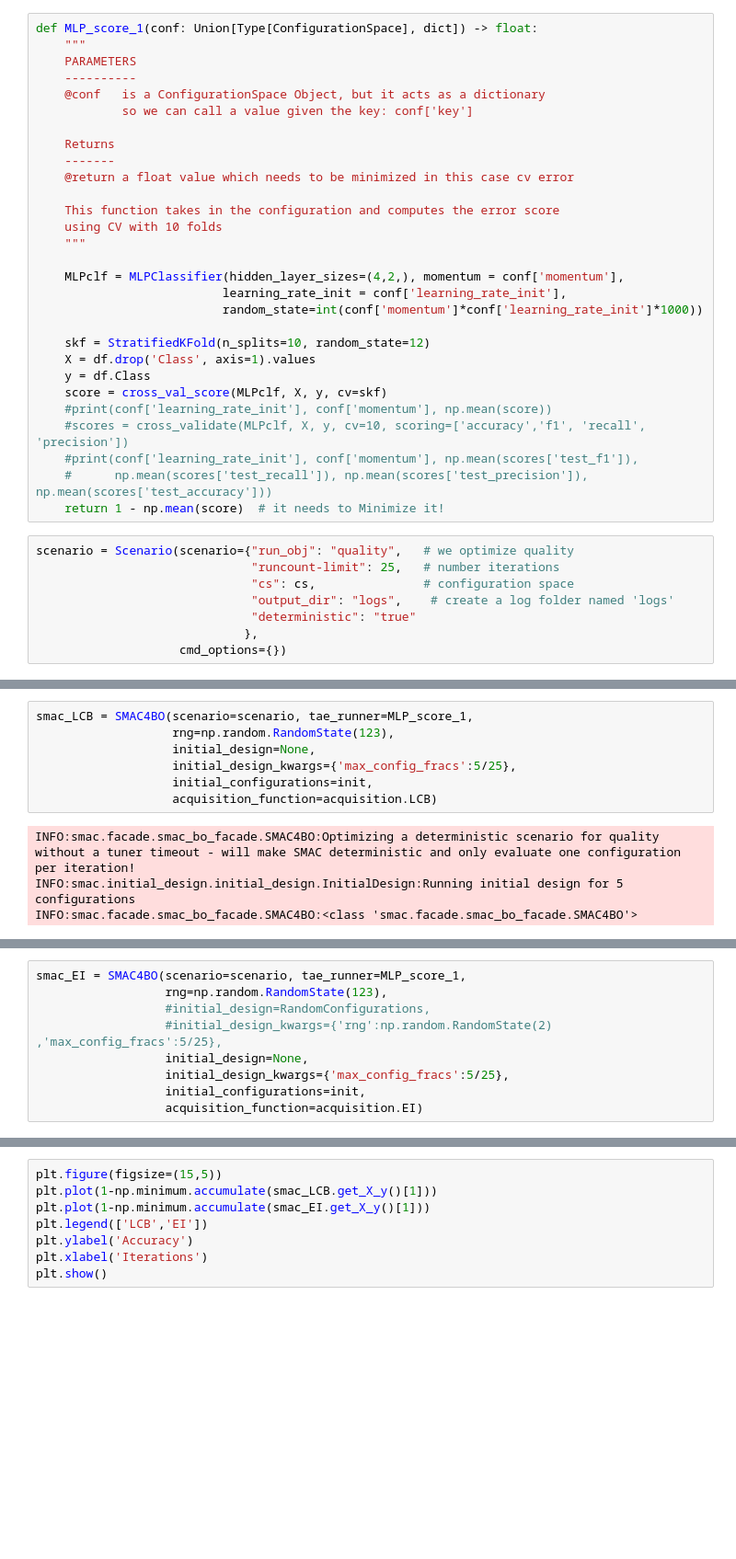
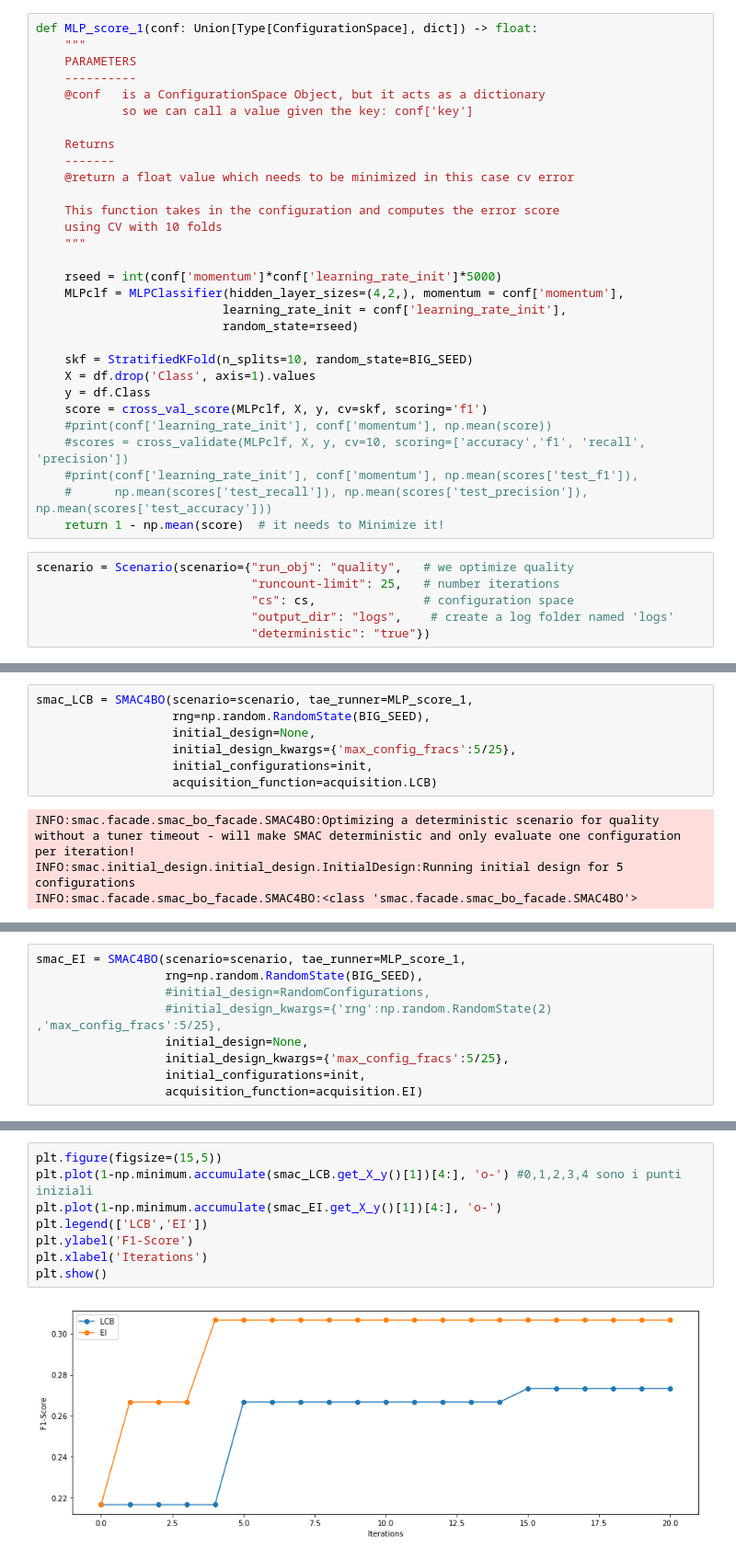
Before and after one commit to pkasela/SecondYear-Assignments, a Jupyter notebook: AML/Assignment5/Assignment5.ipynb, the cells around one changed output, grey strips where cells are left out. Shown: that part at 92% size. Drawn from its saved outputs; the diff is of its cells as text; blank space fills up the shorter version.

Commit message:
cmpletd 1stpoint (just need to do Grid and Random)

```diff
--- a/AML/Assignment5/Assignment5.ipynb
+++ b/AML/Assignment5/Assignment5.ipynb
@@ -67,14 +69,15 @@ def MLP_score_1(conf: Union[Type[ConfigurationSpace], dict]) -> float:
     using CV with 10 folds
     """
 
+    rseed = int(conf['momentum']*conf['learning_rate_init']*5000)
     MLPclf = MLPClassifier(hidden_layer_sizes=(4,2,), momentum = conf['momentum'],
                           learning_rate_init = conf['learning_rate_init'],
-                          random_state=int(conf['momentum']*conf['learning_rate_init']*1000))
+                          random_state=rseed)
 
-    skf = StratifiedKFold(n_splits=10, random_state=12)
+    skf = StratifiedKFold(n_splits=10, random_state=BIG_SEED)
     X = df.drop('Class', axis=1).values
     y = df.Class
-    score = cross_val_score(MLPclf, X, y, cv=skf)
+    score = cross_val_score(MLPclf, X, y, cv=skf, scoring='f1')
     #print(conf['learning_rate_init'], conf['momentum'], np.mean(score))
     #scores = cross_validate(MLPclf, X, y, cv=10, scoring=['accuracy','f1', 'recall', 'precision'])
     #print(conf['learning_rate_init'], conf['momentum'], np.mean(scores['test_f1']),
@@ -85,8 +88,6 @@ scenario = Scenario(scenario={"run_obj": "quality",   # we optimize quality
                               "runcount-limit": 25,   # number iterations
                               "cs": cs,               # configuration space
                               "output_dir": "logs",    # create a log folder named 'logs'
-                              "deterministic": "true"
-                             },
-                    cmd_options={})
+                              "deterministic": "true"})
 # %% [output]
 INFO:smac.utils.io.cmd_reader.CMDReader:Output to logs
@@ -95,6 +99,6 @@ init = cs.sample_configuration(5)
 # %%
 smac_LCB = SMAC4BO(scenario=scenario, tae_runner=MLP_score_1,
-                   rng=np.random.RandomState(123),
+                   rng=np.random.RandomState(BIG_SEED),
                    initial_design=None,
                    initial_design_kwargs={'max_config_fracs':5/25},
                    initial_configurations=init,
@@ -126,6 +135,6 @@ plt.plot(smac_LCB.get_X_y()[1])
 # %%
 smac_EI = SMAC4BO(scenario=scenario, tae_runner=MLP_score_1,
-                  rng=np.random.RandomState(123),
+                  rng=np.random.RandomState(BIG_SEED),
                   #initial_design=RandomConfigurations,
                   #initial_design_kwargs={'rng':np.random.RandomState(2) ,'max_config_fracs':5/25},
                   initial_design=None,
@@ -140,8 +175,10 @@ plt.plot(smac_EI.get_X_y()[1])
 # %%
 plt.figure(figsize=(15,5))
-plt.plot(1-np.minimum.accumulate(smac_LCB.get_X_y()[1]))
-plt.plot(1-np.minimum.accumulate(smac_EI.get_X_y()[1]))
+plt.plot(1-np.minimum.accumulate(smac_LCB.get_X_y()[1])[4:], 'o-') #0,1,2,3,4 sono i punti iniziali
+plt.plot(1-np.minimum.accumulate(smac_EI.get_X_y()[1])[4:], 'o-')
 plt.legend(['LCB','EI'])
-plt.ylabel('Accuracy')
+plt.ylabel('F1-Score')
 plt.xlabel('Iterations')
 plt.show()
+# %% [output]
+[figure, added]
```
Also changed, not shown: parts of 10 cells of this notebook.
